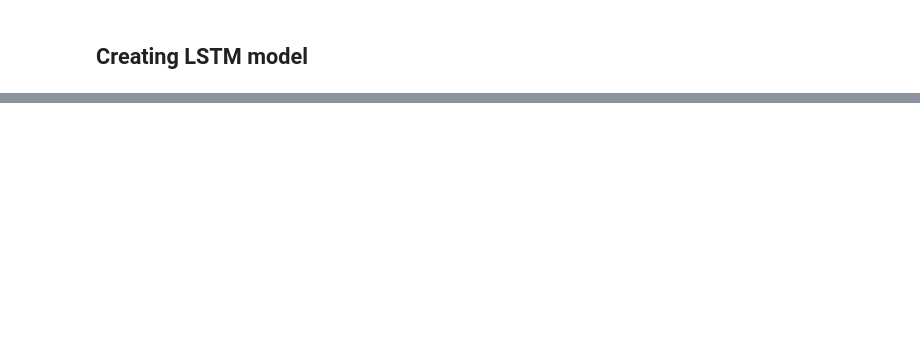
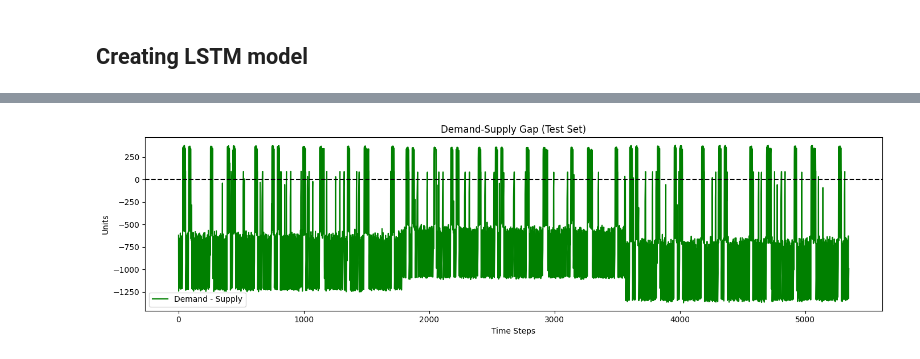
Before and after one commit to anshul-guleria/Demand-Supply-Gap-Prediction, a Jupyter notebook: src/training_using_lstm.ipynb, the cells around one changed output, grey strips where cells are left out. Cells and saved outputs as stored; diff of their text form; code cells hidden in the pictures; blank space fills up the shorter version.

```diff
--- a/src/training_using_lstm.ipynb
+++ b/src/training_using_lstm.ipynb
@@ -281,0 +387,15 @@ plt.show()
+# %%
+plt.figure(figsize=(14, 4))
+
+plt.plot(gap, color="green", label="Demand - Supply")
+plt.axhline(0, linestyle="--", color="black")
+
+plt.title("Demand-Supply Gap (Test Set)")
+plt.xlabel("Time Steps")
+plt.ylabel("Units")
+plt.legend()
+plt.tight_layout()
+plt.savefig("../outputs/LSTM/demand_supply_gap.png")
+plt.show()
+# %% [output]
+[figure, added]
```
Also changed, not shown: parts of 44 cells of this notebook, 16 other files.
